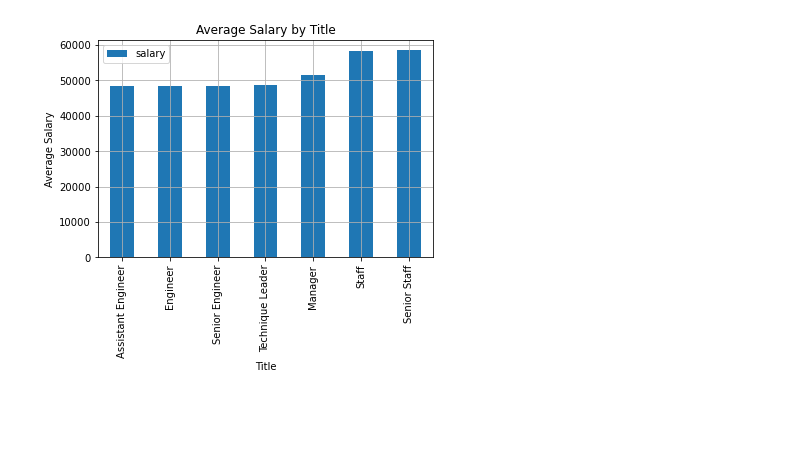
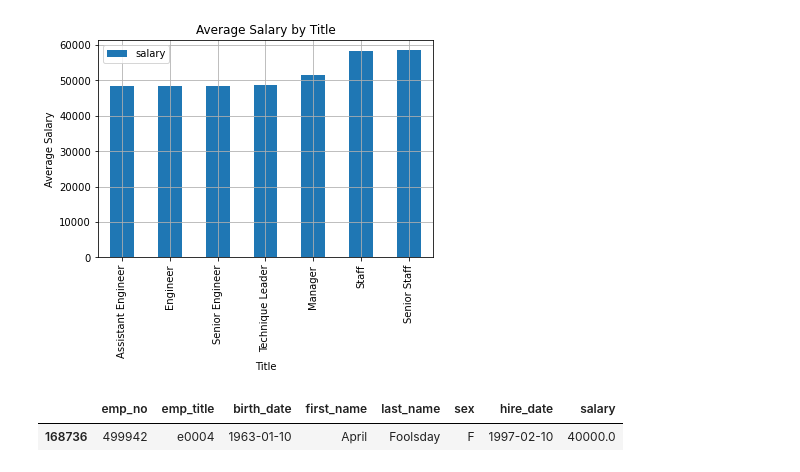
Before and after one commit to jlubranos/sql-challenge, a Jupyter notebook: EmployeeSQL/sql_bonus.ipynb, the cells around one changed output. Cells and saved outputs as stored; diff of their text form; code cells hidden in the pictures; blank space fills up the shorter version.

```diff
--- a/EmployeeSQL/sql_bonus.ipynb
+++ b/EmployeeSQL/sql_bonus.ipynb
@@ -138,3 +138,8 @@ plt.grid()
 plt.show()
 # %% [output]
 [figure]
+# %%
+emp_sal_pd.loc[emp_sal_pd['emp_no'] == 499942]
+# %% [output]
+|  | emp_no | emp_title | birth_date | first_name | last_name | sex | hire_date | salary |
+| 168736 | 499942 | e0004 | 1963-01-10 | April | Foolsday | F | 1997-02-10 | 40000.0 |
```
